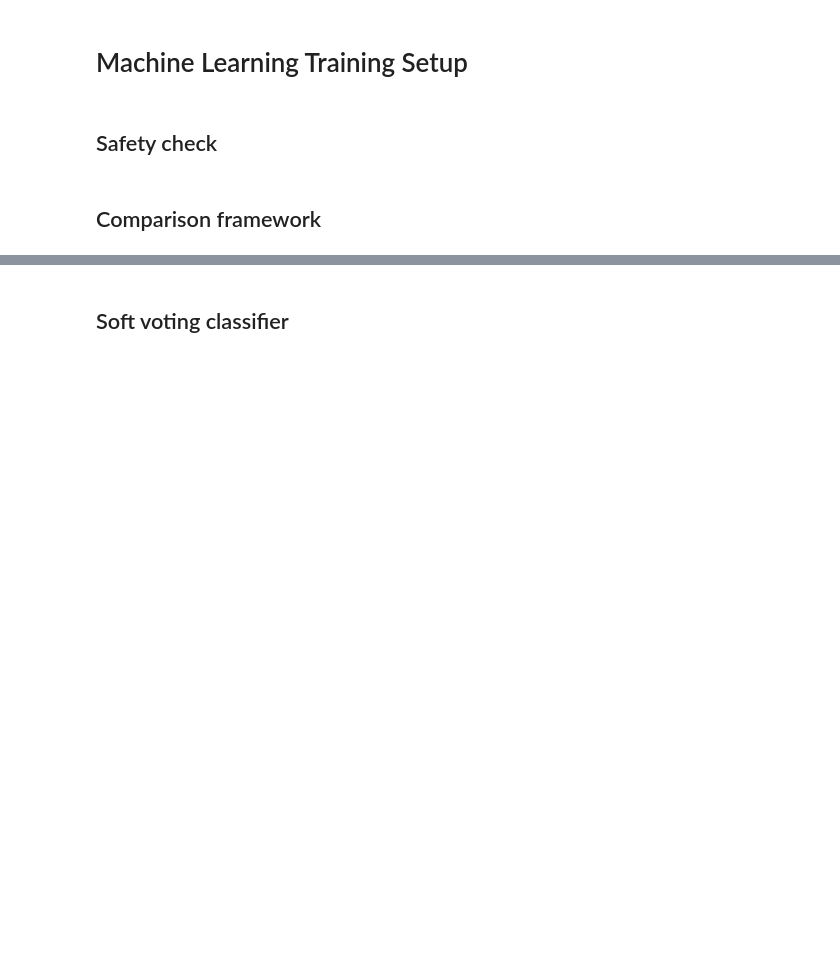
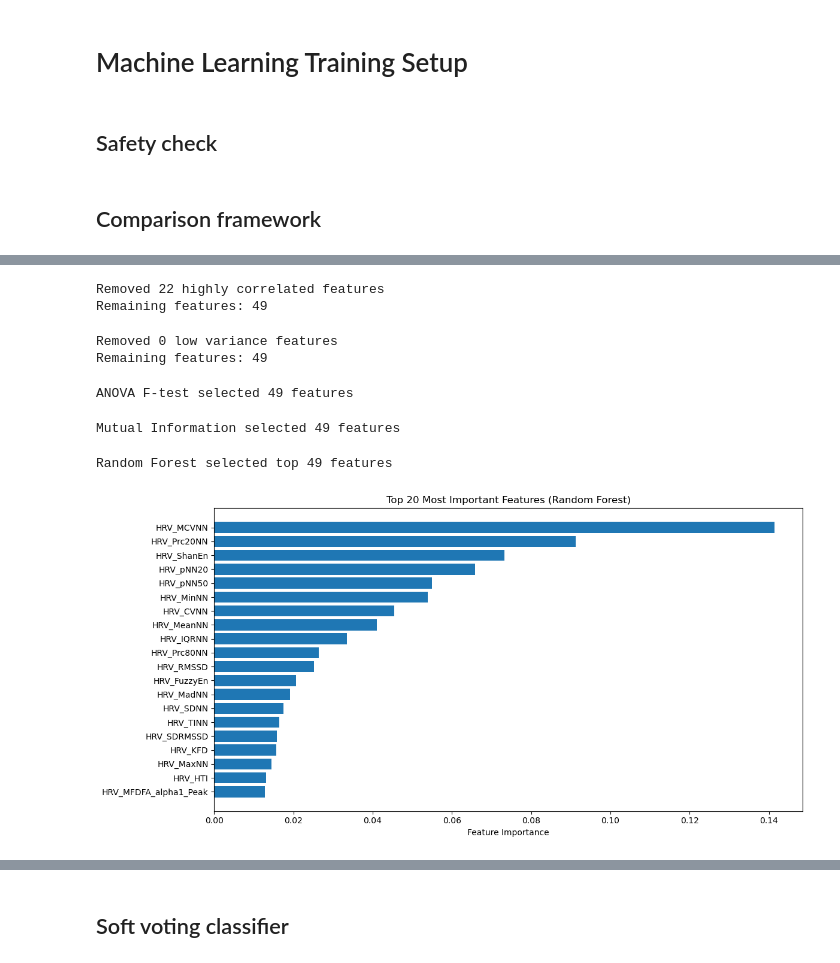
Before and after one commit to MAI3003-Data-Witches/Data-Witches_Project2, a Jupyter notebook: DataWitches_Challenge.ipynb, the cells around one changed output, grey strips where cells are left out. Cells and saved outputs as stored; diff of their text form; code cells hidden in the pictures; blank space fills up the shorter version.

```diff
--- a/DataWitches_Challenge.ipynb
+++ b/DataWitches_Challenge.ipynb
@@ -1062,0 +1044,75 @@ x_test_added = pd.concat([x_test, new_test_scaled], axis=1)
+# %%
+x_train_filtered = x_train.copy()
+x_test_filtered = x_test.copy()
+
+corr_matrix = pd.DataFrame(x_train_filtered).corr().abs()
+upper_triangle = corr_matrix.where(np.triu(np.ones(corr_matrix.shape), k=1).astype(bool))
+high_corr_features = [column for column in upper_triangle.columns if any(upper_triangle[column] > 0.95)]
+
+x_train_filtered = x_train_filtered.drop(columns=high_corr_features)
+x_test_filtered = x_test_filtered.drop(columns=high_corr_features)
+
+print(f"Removed {len(high_corr_features)} highly correlated features")
+print(f"Remaining features: {x_train_filtered.shape[1]}")
+# %% [output]
+Removed 22 highly correlated features
+Remaining features: 49
+# %%
+variance_threshold = 0.01
+feature_variances = pd.DataFrame(x_train_filtered).var()
+low_var_features = feature_variances[feature_variances < variance_threshold].index.tolist()
+
+x_train_filtered = pd.DataFrame(x_train_filtered).drop(columns=low_var_features)
+x_test_filtered = pd.DataFrame(x_test_filtered).drop(columns=low_var_features)
+
+print(f"Removed {len(low_var_features)} low variance features")
+print(f"Remaining features: {x_train_filtered.shape[1]}")
+# %% [output]
+Removed 0 low variance features
+Remaining features: 49
+# %%
+selector_anova = SelectKBest(score_func=f_classif, k=min(50, x_train_filtered.shape[1]))
+x_train_anova = selector_anova.fit_transform(x_train_filtered, y_train)
+x_test_anova = selector_anova.transform(x_test_filtered)
+
+selected_features_anova = pd.DataFrame(x_train_filtered).columns[selector_anova.get_support()].tolist()
+print(f"ANOVA F-test selected {len(selected_features_anova)} features")
+# %% [output]
+ANOVA F-test selected 49 features
+# %%
+selector_mi = SelectKBest(score_func=mutual_info_classif, k=min(50, x_train_filtered.shape[1]))
+x_train_mi = selector_mi.fit_transform(x_train_filtered, y_train)
+x_test_mi = selector_mi.transform(x_test_filtered)
+
+selected_features_mi = pd.DataFrame(x_train_filtered).columns[selector_mi.get_support()].tolist()
+print(f"Mutual Information selected {len(selected_features_mi)} features")
+# %% [output]
+Mutual Information selected 49 features
+# %%
+rf_selector = RandomForestClassifier(n_estimators=100, random_state=3003, n_jobs=-1)
+rf_selector.fit(x_train_filtered, y_train)
+
+feature_importance = pd.DataFrame({
+    'feature': pd.DataFrame(x_train_filtered).columns,
+    'importance': rf_selector.feature_importances_
+}).sort_values('importance', ascending=False)
+
+top_k_features = min(50, len(feature_importance))
+selected_features_rf = feature_importance.head(top_k_features)['feature'].tolist()
+
+x_train_rf = pd.DataFrame(x_train_filtered)[selected_features_rf]
+x_test_rf = pd.DataFrame(x_test_filtered)[selected_features_rf]
+
+print(f"Random Forest selected top {len(selected_features_rf)} features")
+# %% [output]
+Random Forest selected top 49 features
+# %%
+plt.figure(figsize=(12, 6))
+plt.barh(feature_importance.head(20)['feature'], feature_importance.head(20)['importance'])
+plt.xlabel('Feature Importance')
+plt.title('Top 20 Most Important Features (Random Forest)')
+plt.gca().invert_yaxis()
+plt.tight_layout()
+plt.show()
+# %% [output]
+[figure, added]
```
Also changed, not shown: parts of 19 cells of this notebook, 1 other file.
